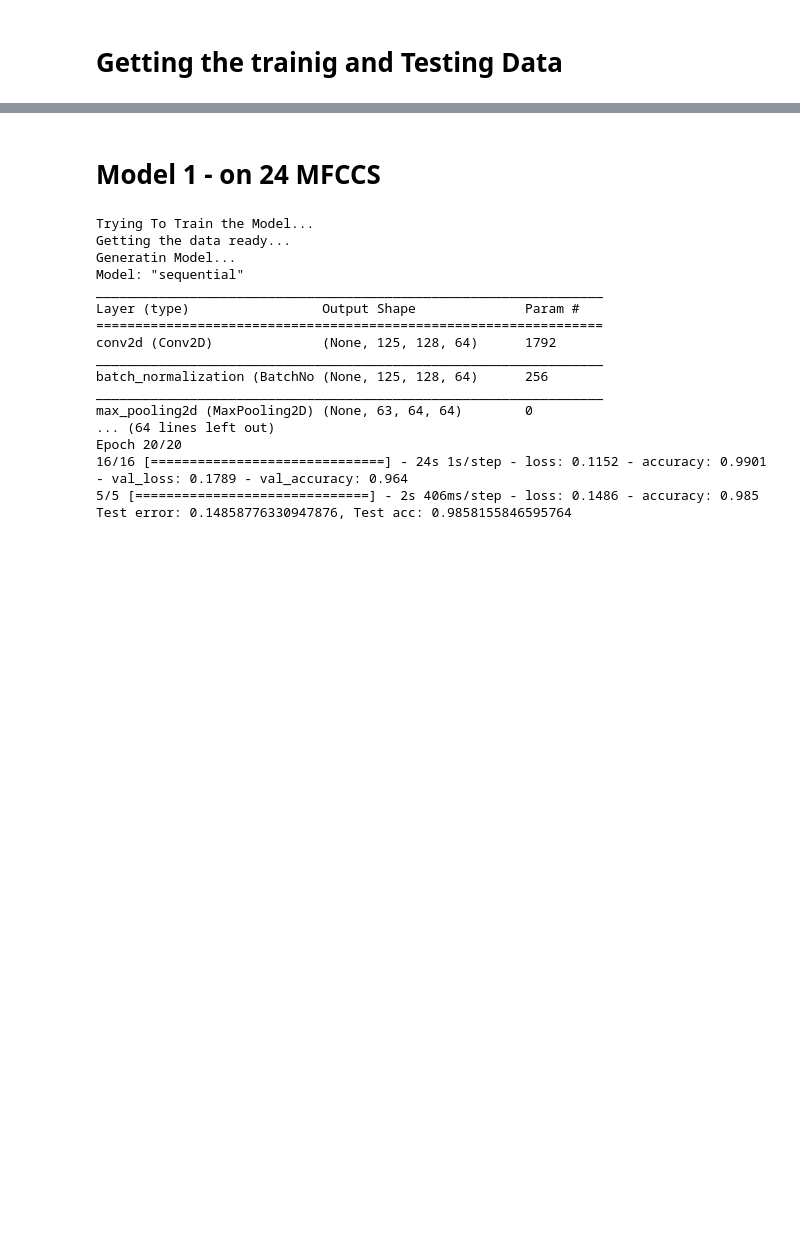
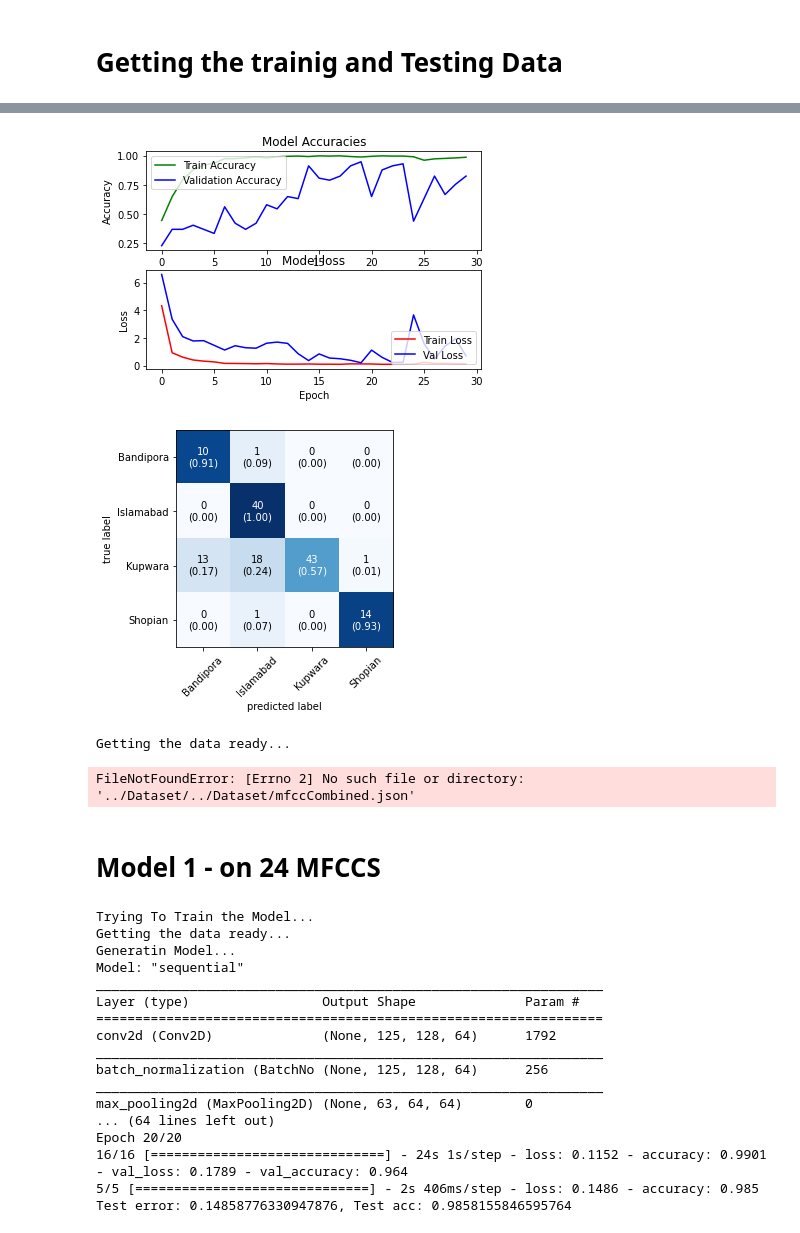
Before and after one commit to shehzensidiq/kashmiri-accent-classification, a Jupyter notebook: Code files/models.ipynb, the cells around one changed output, grey strips where cells are left out. Drawn from its saved outputs; the diff is of its cells as text; code cells hidden in the pictures; blank space fills up the shorter version.

```diff
--- a/Code files/models.ipynb
+++ b/Code files/models.ipynb
@@ -97,0 +170,3 @@ def plotHistory(hist):
+# %%
+xtrain, xtest, xval, ytrain, ytest, yval, class_names = get_splitted_data(mfcc96)
+mfcc96_history = trainModel(xtrain, xtest, xval, ytrain, ytest, yval,modelName="Mfcc 96")
@@ -97,0 +191,14 @@ def plotHistory(hist):
+# %%
+plotHistory(mfcc96_history)
+model96 = keras.models.load_model("./Mfcc 96_dl.h5")
+pred_96 = model96.predict_classes(xtest)
+plot_conf_matrix(pred_96, ytest, class_names)
+# %% [output]
+[figure, added]
+[figure, added]
+# %%
+xtrain, xtest, xval, ytrain, ytest, yval, class_names = get_splitted_data(mfccAll)
+mfccAll_history = trainModel(xtrain, xtest, xval, ytrain, ytest, yval,modelName="Mfcc All")
+# %% [output]
+Getting the data ready...
+FileNotFoundError: [Errno 2] No such file or directory: '../Dataset/../Dataset/mfccCombined.json'
```
Also changed, not shown: parts of 11 cells of this notebook, 12 other files.
